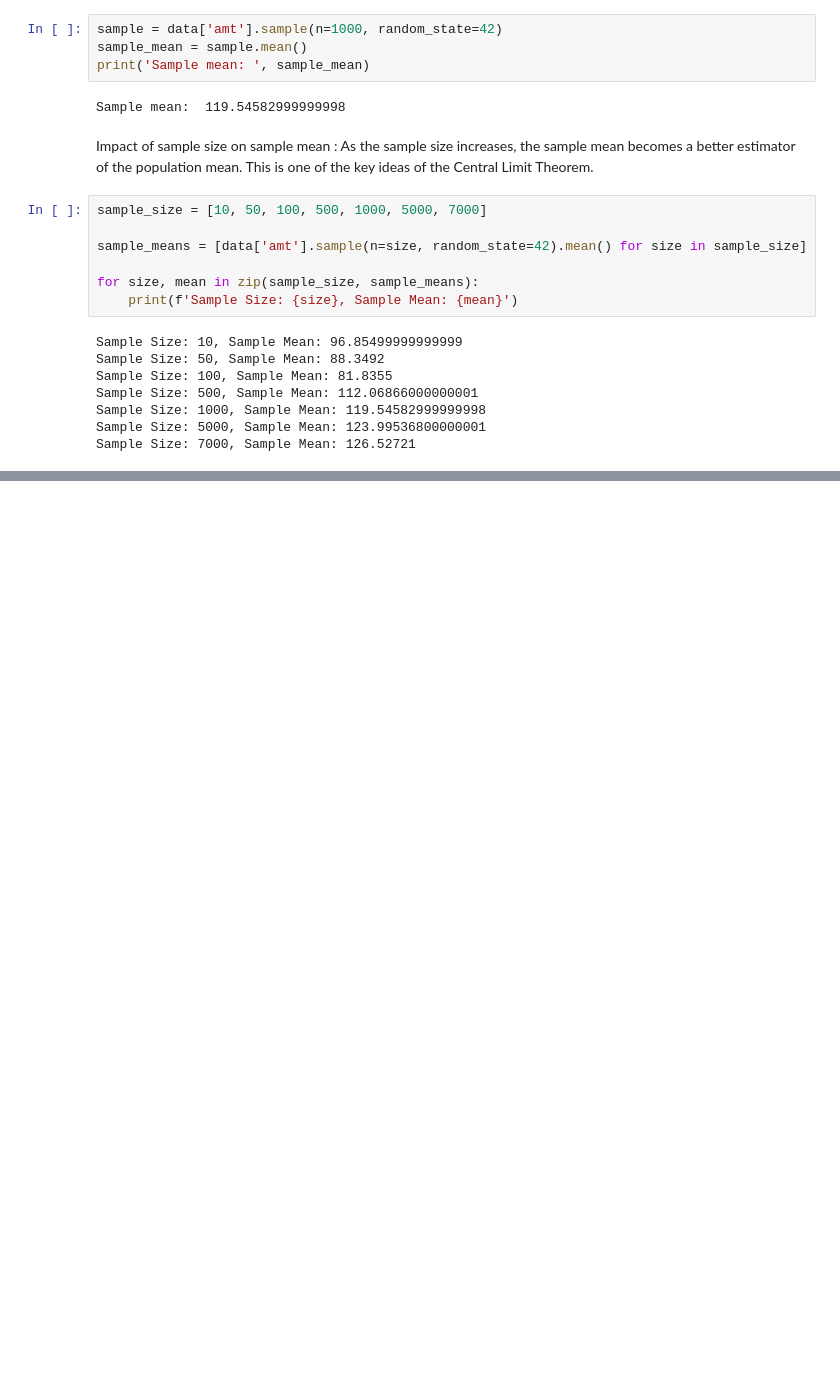
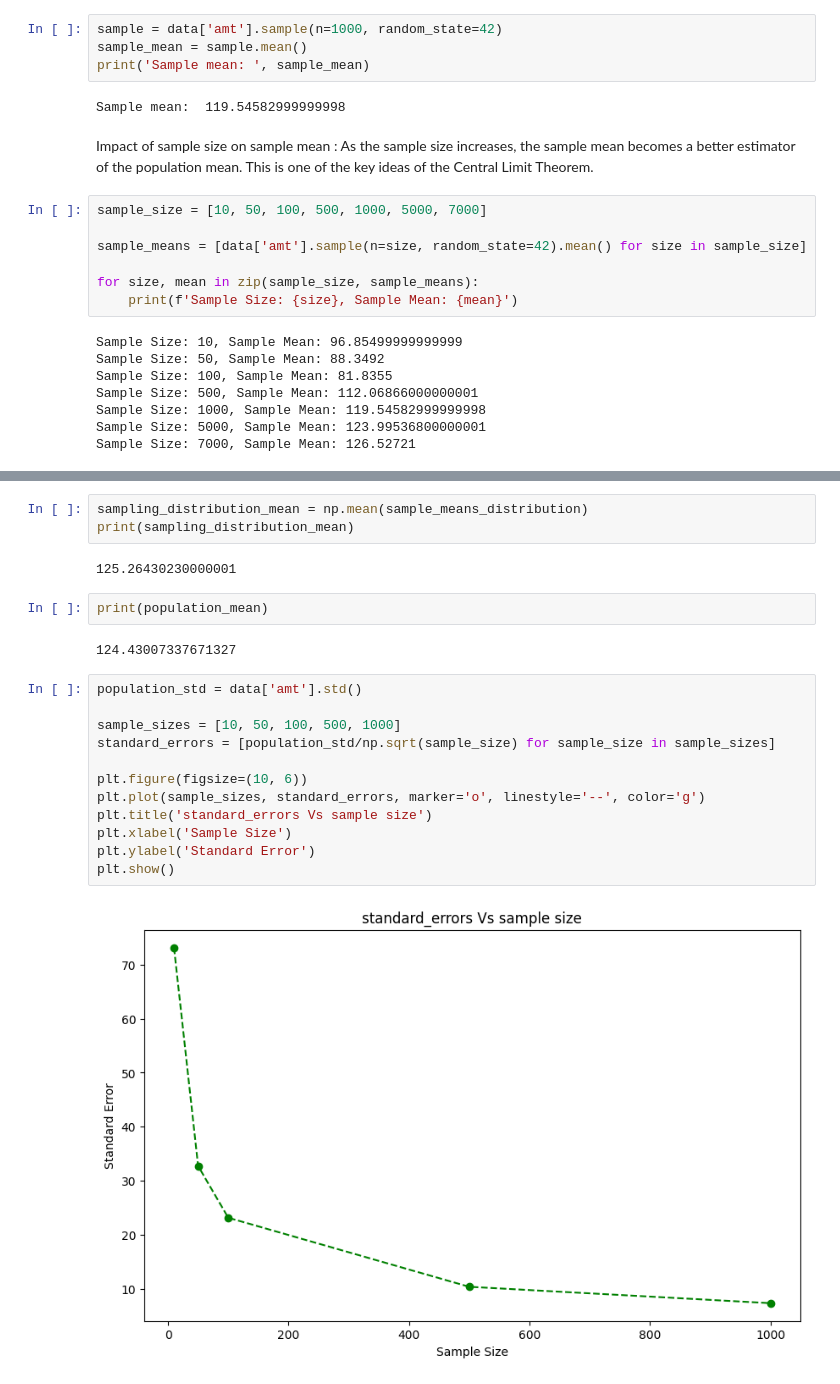
Before and after one commit to Priyavaratsaini3/Data-Science-Cohort, a Jupyter notebook: Phase-1/Central_limit_theorm/central_limit_therom.ipynb, the cells around one changed output, grey strips where cells are left out. Saved outputs shown, nothing was run; the diff lists cells and outputs as text; blank space fills up the shorter version.

```diff
--- a/Phase-1/Central_limit_theorm/central_limit_therom.ipynb
+++ b/Phase-1/Central_limit_theorm/central_limit_therom.ipynb
@@ -51,0 +97,23 @@ Sample Size: 7000, Sample Mean: 126.52721
+# %%
+sampling_distribution_mean = np.mean(sample_means_distribution)
+print(sampling_distribution_mean)
+# %% [output]
+125.26430230000001
+# %%
+print(population_mean)
+# %% [output]
+124.43007337671327
+# %%
+population_std = data['amt'].std()
+
+sample_sizes = [10, 50, 100, 500, 1000]
+standard_errors = [population_std/np.sqrt(sample_size) for sample_size in sample_sizes]
+
+plt.figure(figsize=(10, 6))
+plt.plot(sample_sizes, standard_errors, marker='o', linestyle='--', color='g')
+plt.title('standard_errors Vs sample size')
+plt.xlabel('Sample Size')
+plt.ylabel('Standard Error')
+plt.show()
+# %% [output]
+[figure, added]
```
Also changed, not shown: parts of 3 cells of this notebook.
